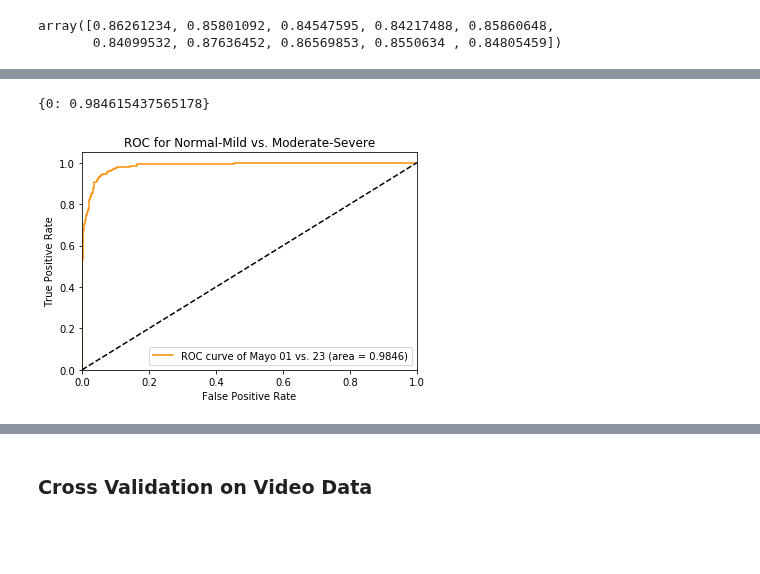
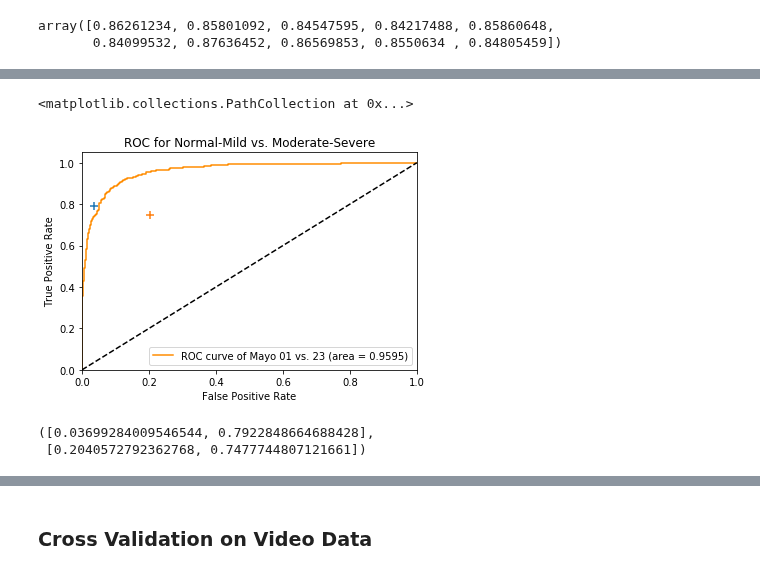
Before and after one commit to wenshuoliu/DLproj, a Jupyter notebook: UC_colonoscopy/phase3_adjudication.ipynb, the cells around one changed output, grey strips where cells are left out. Saved outputs shown, nothing was run; the diff lists cells and outputs as text; code cells hidden in the pictures; blank space fills up the shorter version.

```diff
--- a/UC_colonoscopy/phase3_adjudication.ipynb
+++ b/UC_colonoscopy/phase3_adjudication.ipynb
@@ -608,9 +608,12 @@ model = Model(inputs=base_model.input, outputs=[output1, output2, output3])
 # %%
 validation_gen = ImageFrameGenerator()
 # %%
+thresh = 0.5
 auc01_23 = []
-acc01 = []
-acc23 = []
+sensi01_23 = []
+speci01_23 = []
+ppv01_23 = []
+npv01_23 = []
 acc0 = []
 acc1 = []
 acc2 = []
@@ -618,13 +621,13 @@ acc3 = []
 kappa_linear = []
 kappa_quad = []
 # %%
-for cv in range(1, 11):
-    tst_df = pd.read_csv(path+'cross_validation/tst_labels'+str(cv)+'.csv')
+for cv in range(10):
+    tst_df = pd.read_csv(path+'CV_adjudication/tst_labels'+str(cv)+'.csv')
     tst_df = tst_df.reset_index(drop=True)
     tst_itr = validation_gen.flow_from_frame(data_path, tst_df, 'basefile', ['split0_123', 'split01_23', 'split012_3'],
                                      target_size=(256, 320), label_types = ['categorical']*3, batch_size=batch_size,
                                          shuffle=False)
-    model.load_weights(model_path+'cross_validation/binary3_auc'+str(cv)+'.h5')
+    model.load_weights(model_path+'CV_adjudication/binary3_auc'+str(cv)+'0.h5')
     y = model.predict_generator(tst_itr, verbose=1)
 
     y_pred = np.concatenate([l[:, 1].reshape((l.shape[0], 1)) for l in y], axis=1)
@@ -633,8 +636,10 @@ for cv in range(1, 11):
     fpr, tpr, _ = roc_curve(y_true[:, 1], y_pred[:, 1])
     auc01_23.append(auc(fpr, tpr))
 
-    acc01.append(sum((y_pred[:, 1]<0.5) & (y_true[:, 1]==0))/sum(y_true[:, 1]==0))
-    acc23.append(sum((y_pred[:, 1]>0.5) & (y_true[:, 1]==1))/sum(y_true[:, 1]==1))
+    sensi01_23.append(sum((y_pred[:, 1]>thresh) & (y_true[:, 1]==1))/sum(y_true[:, 1]==1))
+    speci01_23.append(sum((y_pred[:, 1]<thresh) & (y_true[:, 1]==0))/sum(y_true[:, 1]==0))
+    ppv01_23.append(sum((y_pred[:, 1]>thresh) & (y_true[:, 1]==1))/sum(y_pred[:, 1]>thresh))
+    npv01_23.append(sum((y_pred[:, 1]<thresh) & (y_true[:, 1]==0))/sum(y_pred[:, 1]<thresh))
 
     score4 = np.zeros((y_pred.shape[0], y_pred.shape[1]+1), dtype=float)
     score4[:, 0] = 1 - y_pred[:, 0]
@@ -643,7 +648,7 @@ for cv in range(1, 11):
     score4[:, 3] = y_pred[:, 0]*y_pred[:,1]*y_pred[:,2]
 
     mayo_pred = pd.Series(score4.argmax(axis=1), name='Mayo_pred')
-    mayo_true = tst_df.Mayo_score
+    mayo_true = tst_df.adj_score
     mayo_true.name = 'Mayo_true'
 
     acc0.append(sum((mayo_pred==0) & (mayo_true==0))/sum(mayo_true==0))
@@ -693,5 +700,5 @@ array([0.86261234, 0.85801092, 0.84547595, 0.84217488, 0.85860648,
 # %%
-tst_df = pd.read_csv(path+'cross_validation/tst_labels9.csv')
+tst_df = pd.read_csv(path+'CV_adjudication/tst_labels8.csv')
 tst_df = tst_df.reset_index(drop=True)
 tst_itr = validation_gen.flow_from_frame(data_path, tst_df, 'basefile', ['split0_123', 'split01_23', 'split012_3'],
                                      target_size=(256, 320), label_types = ['categorical']*3, batch_size=batch_size,
@@ -705,4 +712,4 @@ Using 1480 images to generate mini-batches.
 # %%
-model.load_weights(model_path+'cross_validation/binary3_valloss9.h5')
+model.load_weights(model_path+'CV_adjudication/binary3_auc80.h5')
 y = model.predict_generator(tst_itr, verbose=1)
 # %% [output]
@@ -723,6 +730,8 @@ mayo_true.name = 'Mayo_true'
 # %%
 plot_roc(y_pred[:, 1], y_true[:, 1], classes=['Mayo 01 vs. 23'], title='ROC for Normal-Mild vs. Moderate-Severe',
          savefile = 'output/roc01_23.tiff')
+plt.scatter(*rev1, marker='+', s=50)
+plt.scatter(*rev2, marker='+', s=50)
 # %% [output]
-{0: 0.984615437565178}
+<matplotlib.collections.PathCollection at 0x...>
-[figure, old version]
+[figure, new version]
@@ -728,0 +744,5 @@ plot_roc(y_pred[:, 1], y_true[:, 1], classes=['Mayo 01 vs. 23'], title='ROC for
+# %%
+rev1, rev2
+# %% [output]
+([0.03699284009546544, 0.7922848664688428],
+ [0.2040572792362768, 0.7477744807121661])
```
Also changed, not shown: parts of 14 cells of this notebook, 18 other files.
